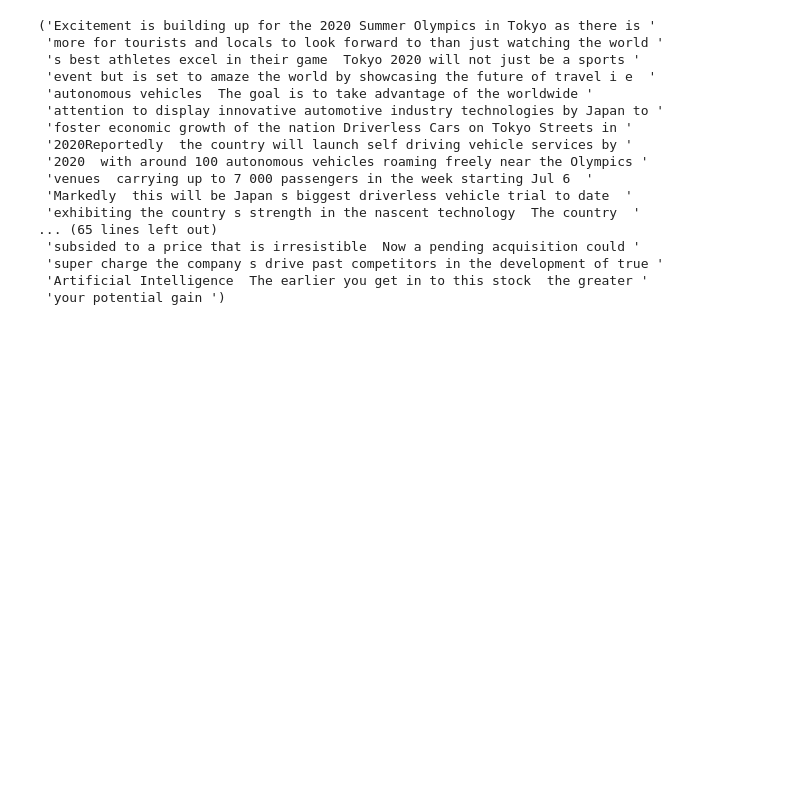
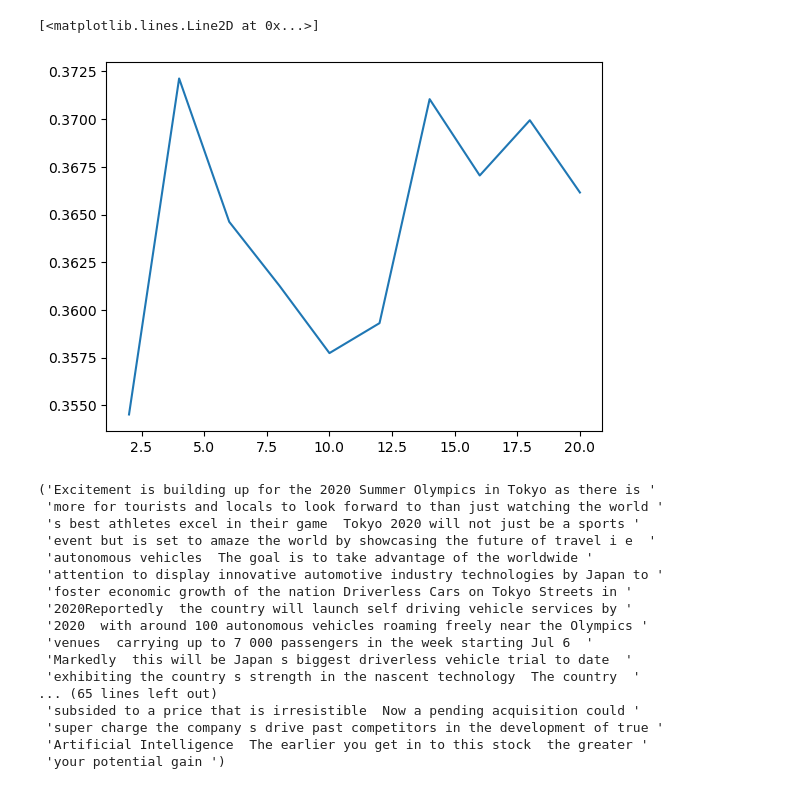
Before and after one commit to MaximeLambregts1/2024_nlp_assignment_2, a Jupyter notebook: LDA.ipynb, the cells around one changed output. Saved outputs shown, nothing was run; the diff lists cells and outputs as text; code cells hidden in the pictures; blank space fills up the shorter version.

```diff
--- a/LDA.ipynb
+++ b/LDA.ipynb
@@ -95,0 +42,14 @@ Coherence Score:  0.2893881302419975
+# %%
+# train model
+lda = LDA(docs=df['stemmed_content'], n_min=8, p_max=None, n_topics=10, use_tfidf=True)
+lda.train_model()
+
+# get metrics
+coherence = lda.coherence_score() # get coherence score
+topic_variability = lda.topic_variability() # get topic variability
+
+print(f'Coherence Score: {coherence:.3f}')
+print(f'Topic Variability: {topic_variability:.3f}')
+
+# get document vectors
+df['doc_vectors'] = lda.model.get_document_topics(lda.docs_matrix)
@@ -96,3 +124,23 @@ Coherence Score:  0.2893881302419975
+# %%
+# get representations
+id2word = gensim.corpora.Dictionary(df[col]) # dictionary of words and their ids
+bow = [id2word.doc2bow(doc) for doc in df[col]] # bag of words representation
+
+# get coherence scores
+coherence_scores = []
+for i in range(2,22,2):
+    n_topics = i
+    lda_model = gensim.models.LdaMulticore(corpus=bow, id2word=id2word, num_topics=n_topics)
+    coherence_model_lda = gensim.models.CoherenceModel(model=lda_model, texts=df[col], dictionary=id2word, coherence='c_v')
+    coherence_lda = coherence_model_lda.get_coherence()
+    coherence_scores.append(coherence_lda)
+# %%
+# plot coherence scores
+import matplotlib.pyplot as plt
+plt.plot(range(2,22,2), coherence_scores)
+# %% [output]
+[<matplotlib.lines.Line2D at 0x...>]
+[figure, added]
 # %%
 # pprint
 from pprint import pprint
```
Also changed, not shown: parts of 18 cells of this notebook, 1 other file.
